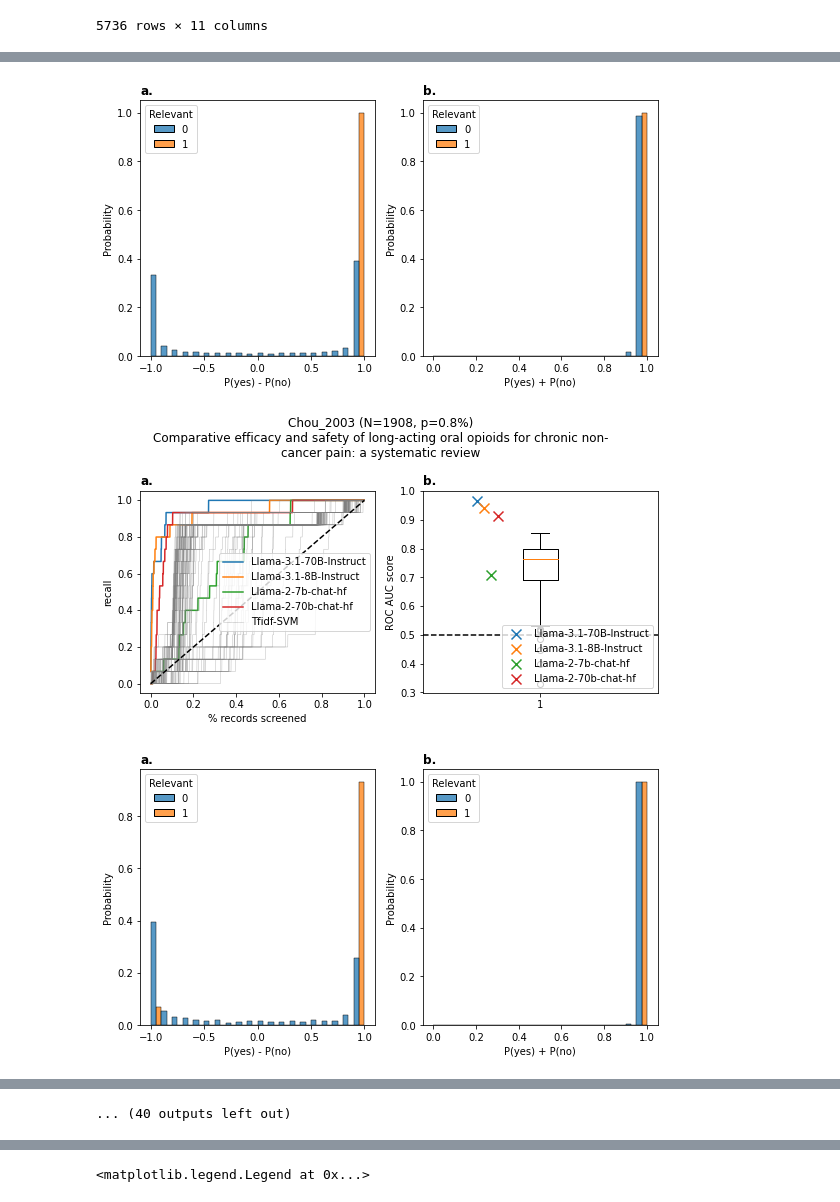
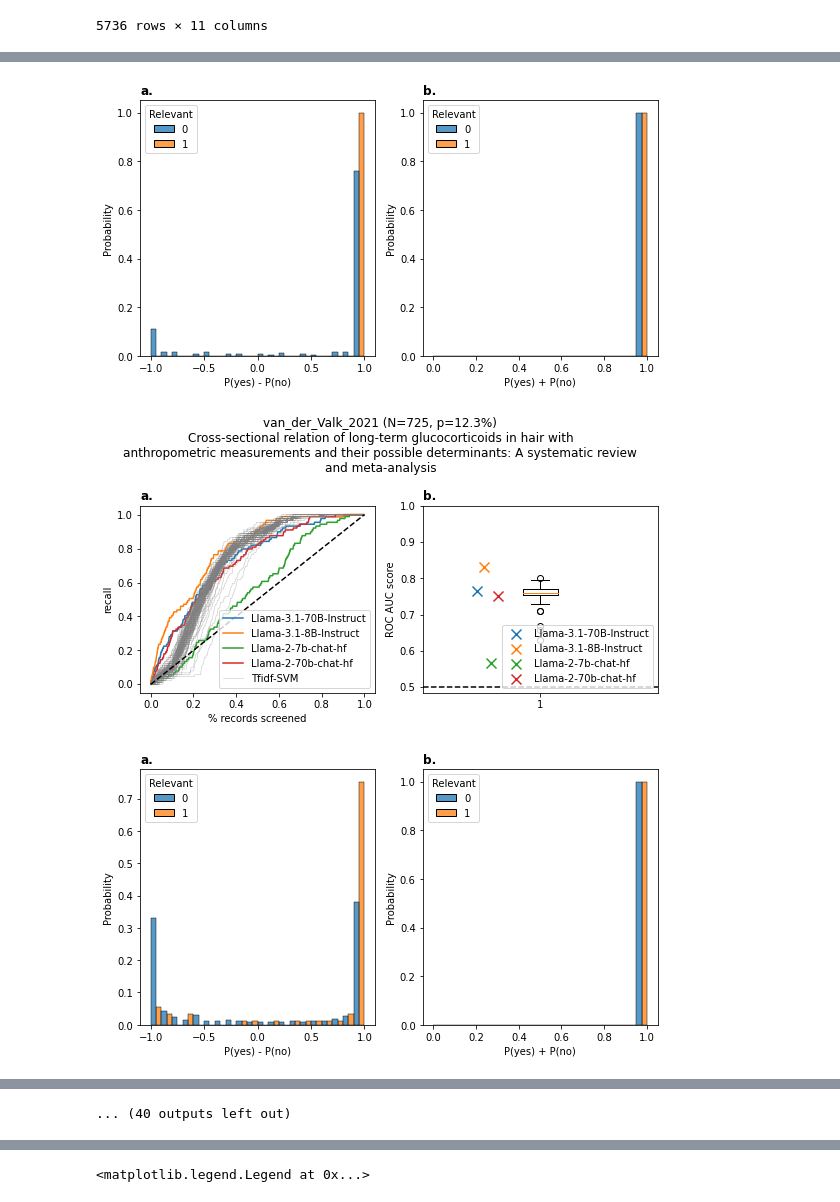
Before and after one commit to mcallaghan/ml-screening-evaluation, a Jupyter notebook: screening_results.ipynb, the cells around one changed output, grey strips where cells are left out. Saved outputs shown, nothing was run; the diff lists cells and outputs as text; code cells hidden in the pictures.

```diff
--- a/screening_results.ipynb
+++ b/screening_results.ipynb
@@ -176,7 +196,7 @@ reviews = []
 def order_score(x):
     return 1-(x-x.min())/(x.max()-x.min())
 
-for r, row in rdf.iterrows():
+for r, row in rdf.sort_values('n_records').iterrows():
     review_name = row['review_name']
     table = pq.read_table(
         'output_data/ordered_records',
@@ -339,3 +359,3 @@ for r, row in rdf.iterrows():
-[figure, old version]
+[figure, new version]
-[figure, old version]
+[figure, new version]
-[figure, old version]
+[figure, new version]
```
Also changed, not shown: parts of 14 cells of this notebook, 59 other files.
